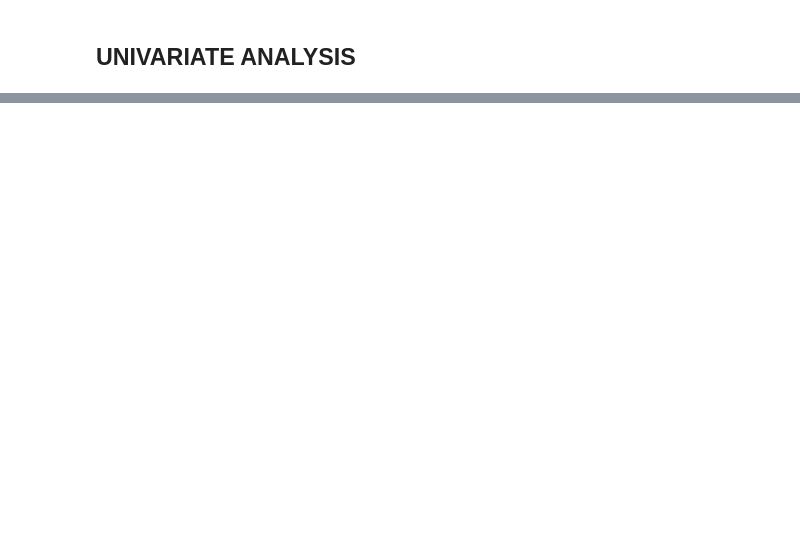
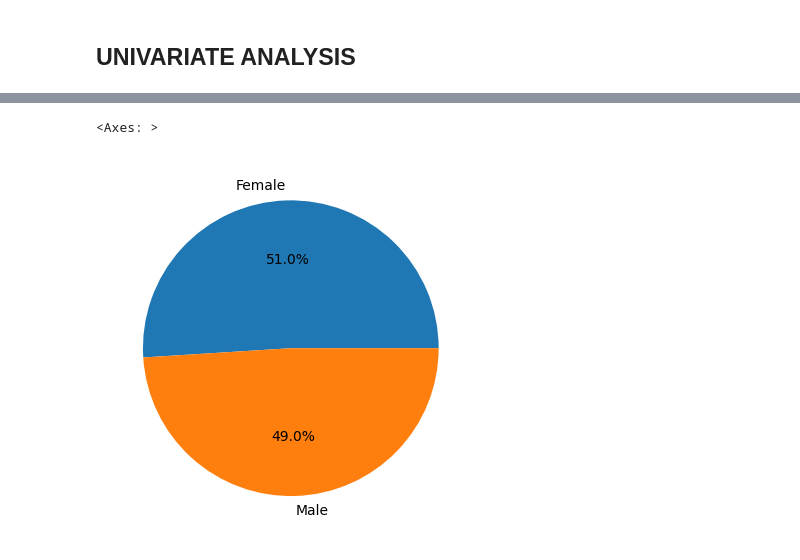
Before and after one commit to rajashreemunoli/2024_Women_Who_Code_Kaggle_EDA_Challenge, a Jupyter notebook: 2024-wwc-eda-challenge-retail-sales.ipynb, the cells around one changed output, grey strips where cells are left out. Drawn from its saved outputs; the diff is of its cells as text; code cells hidden in the pictures; blank space fills up the shorter version.

```diff
--- a/2024-wwc-eda-challenge-retail-sales.ipynb
+++ b/2024-wwc-eda-challenge-retail-sales.ipynb
@@ -47,0 +147,6 @@ sales_data.describe()
+# %%
+#Only 2 percent difference between no. of transactions between male and female
+sales_data['Gender'].value_counts().plot(kind='pie', autopct='%.1f%%',ylabel='')
+# %% [output]
+<Axes: >
+[figure, added]
```
Also changed, not shown: parts of 21 cells of this notebook.
